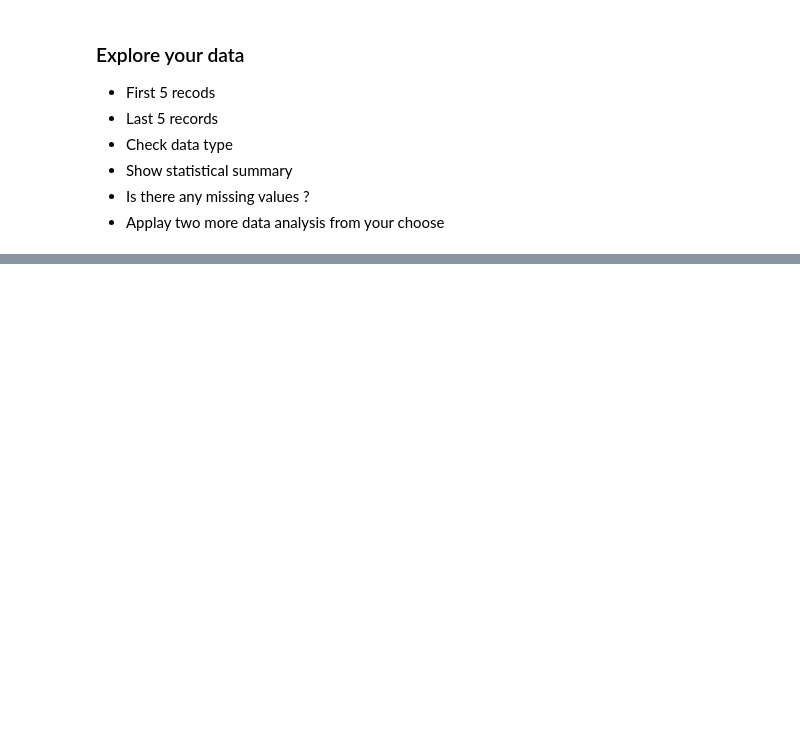
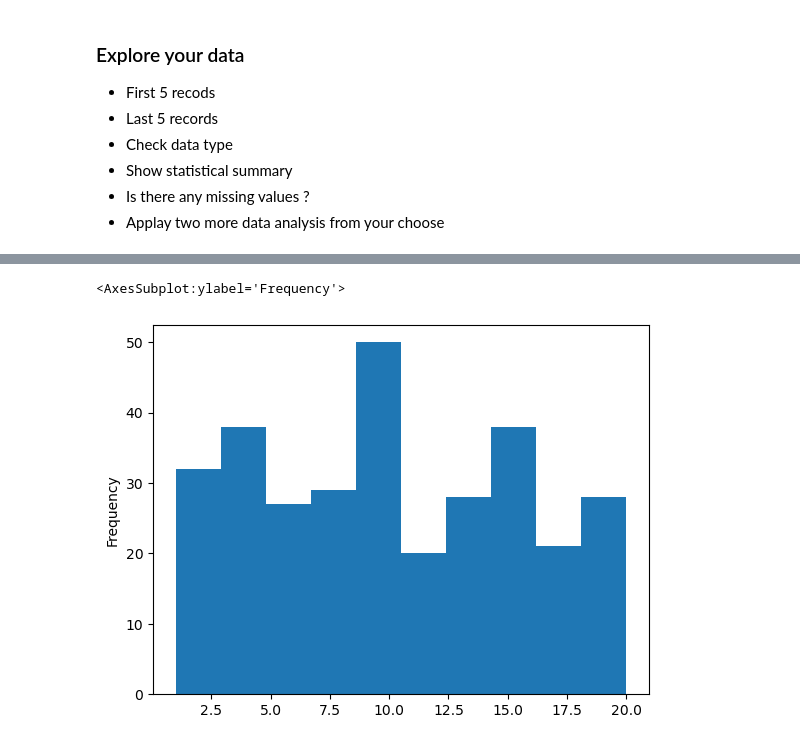
Before and after one commit to Tuwaiq-Data-Science-Bootcamp-V2/MissingData-Lab1, a Jupyter notebook: Missing Values Assignment .ipynb, the cells around one changed output, grey strips where cells are left out. Saved outputs shown, nothing was run; the diff lists cells and outputs as text; code cells hidden in the pictures; blank space fills up the shorter version.

```diff
--- a/Missing Values Assignment .ipynb
+++ b/Missing Values Assignment .ipynb
@@ -20,0 +151,4 @@
+# %%
+abs_median=round(edu['Absences'].median())
+# %%
+edu['Absences']=edu['Absences'].fillna(abs_median)
@@ -20,0 +159,5 @@
+# %%
+edu['Absences'].plot(kind='hist')
+# %% [output]
+<AxesSubplot:ylabel='Frequency'>
+[figure, added]
```
Also changed, not shown: parts of 23 cells of this notebook.
